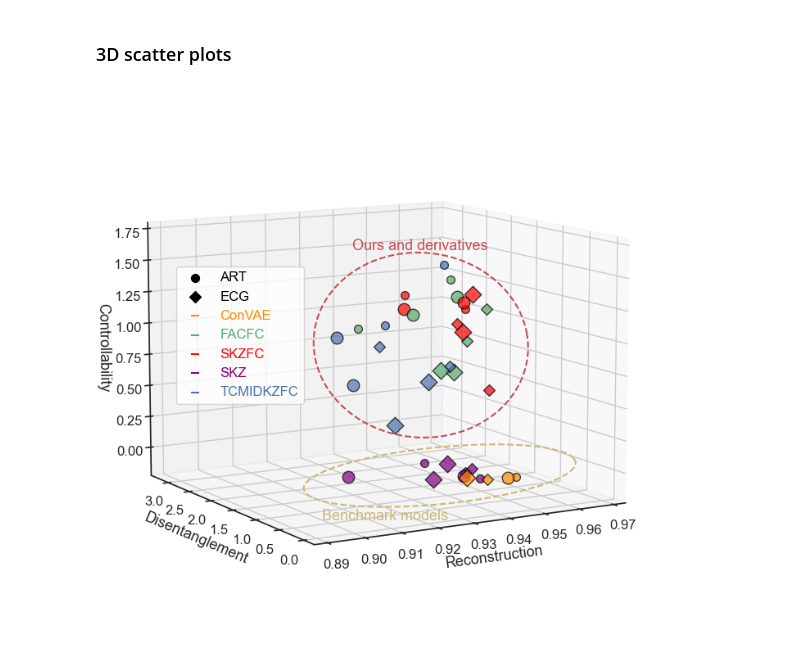
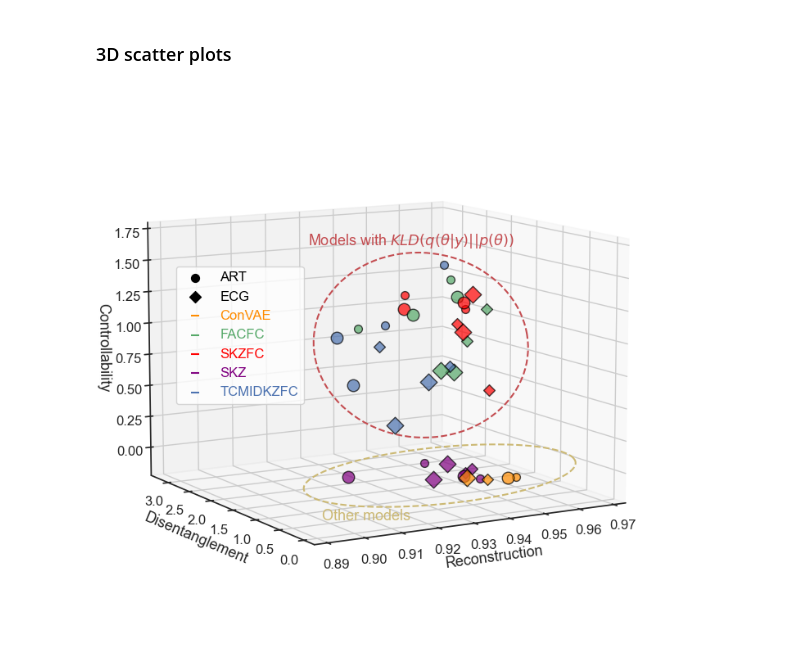
Before and after one commit to JunetaeKim/VABAM, a Jupyter notebook: VisualizationMetrics.ipynb, the cells around one changed output. Saved outputs shown, nothing was run; the diff lists cells and outputs as text; code cells hidden in the pictures.

```diff
--- a/VisualizationMetrics.ipynb
+++ b/VisualizationMetrics.ipynb
@@ -517,6 +517,12 @@ plt.show()
 [figure]
 # %% [markdown]
 ### 3D scatter plots
+# %%
+TabList_ART_500 = ['SKZ_ART_30_500','SKZ_ART_50_500', 'ConVAE_ART_30', 'ConVAE_ART_50', 'SKZFC_ART_30_500', 'SKZFC_ART_50_500', 'TCMIDKZFC_ART_30_500', 'TCMIDKZFC_ART_50_500', 'FACFC_ART_30_500', 'FACFC_ART_50_500']
+TabList_ART_800 = ['SKZ_ART_30_800','SKZ_ART_50_800', 'ConVAE_ART_30', 'ConVAE_ART_50', 'SKZFC_ART_30_800', 'SKZFC_ART_50_800', 'TCMIDKZFC_ART_30_800', 'TCMIDKZFC_ART_50_800', 'FACFC_ART_30_800', 'FACFC_ART_50_800']
+
+TabList_II_500 = ['SKZ_II_30_500','SKZ_II_50_500', 'ConVAE_II_30', 'ConVAE_II_50', 'SKZFC_II_30_500', 'SKZFC_II_50_500', 'TCMIDKZFC_II_30_500', 'TCMIDKZFC_II_50_500', 'FACFC_II_30_500', 'FACFC_II_50_500']
+TabList_II_800 = ['SKZ_II_30_800','SKZ_II_50_800', 'ConVAE_II_30', 'ConVAE_II_50', 'SKZFC_II_30_800', 'SKZFC_II_50_800', 'TCMIDKZFC_II_30_800', 'TCMIDKZFC_II_50_800', 'FACFC_II_30_800', 'FACFC_II_50_800']
 # %%
 TableList = os.listdir('./EvalResults/Tables/')
 BMtableList = os.listdir('./Benchmarks/EvalResults/Tables/')
@@ -760,33 +766,33 @@ ellipse_params2 = {
     'height': 0.38,  # The height (in the Disentanglement)
     'depth': 0.15,  # The depth (in the Controllability)
     'color': 'y',  # The color of the ellipse
     'linestyle': '--'  # The line style of the ellipse
 }
 
 
 # Add an ellipse to the plot
 add_ellipse_to_plot(ax, **ellipse_params1)
 add_ellipse_to_plot(ax, **ellipse_params2)
 
-ax.text(0.94, 3, 1.5, 'Ours and derivatives' , size=13, zorder=50, color='r')
-ax.text(0.89, -0.1, -0.08, 'Benchmark models' , size=13, zorder=50, color='y')
+ax.text(0.935, 3.6, 1.5, 'Models with ' + '$KLD(q(\\theta | y) || p(\\theta))$' , size=13, zorder=50, color='r')
+ax.text(0.89, -0.1, -0.08, 'Other models' , size=13, zorder=50, color='y')
 
 # Display the legend
 legend = ax.legend(loc='upper left', bbox_to_anchor=(0.12, 0.7), fontsize=12)
 # Set the text color for each legend item
 ModCol['ART'] = 'black'
 ModCol['ECG'] = 'black'
 for text in legend.get_texts():
     text.set_color(ModCol[text.get_text()])
 
 ax.view_init(elev=10, azim=240) #ax.view_init(elev=30, azim=240)
 
 # Adjust the layout to make room for the legend
 plt.tight_layout()
 
 plt.savefig('./EvalResults/Figures/3D_Scatter.png', bbox_inches='tight')
 
 # Display the plot
 plt.show()
 # %% [output]
-[figure, old version]
+[figure, new version]
```
Also changed, not shown: parts of 1 cell of this notebook.
